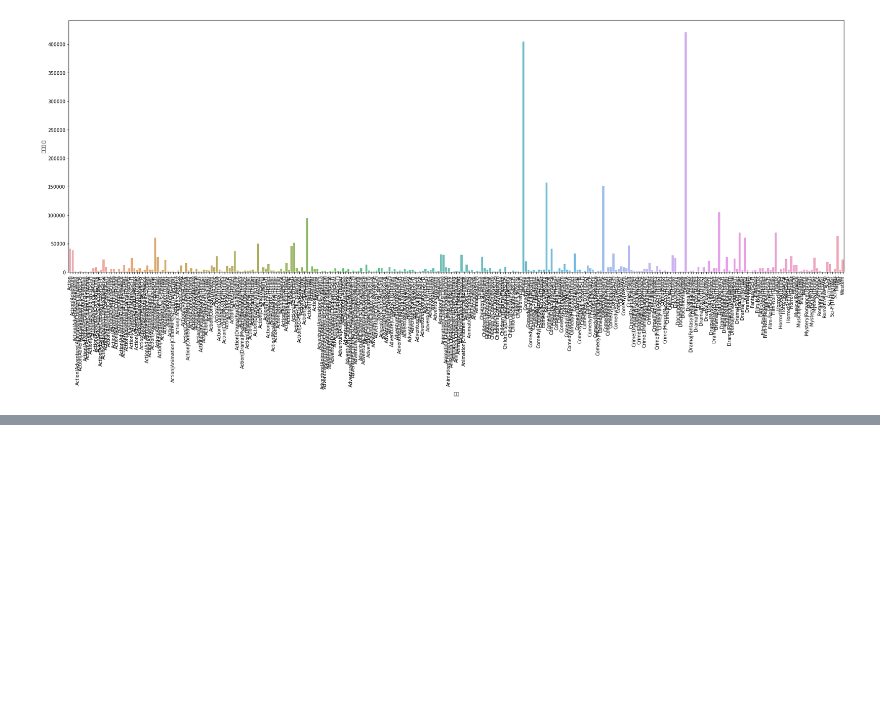
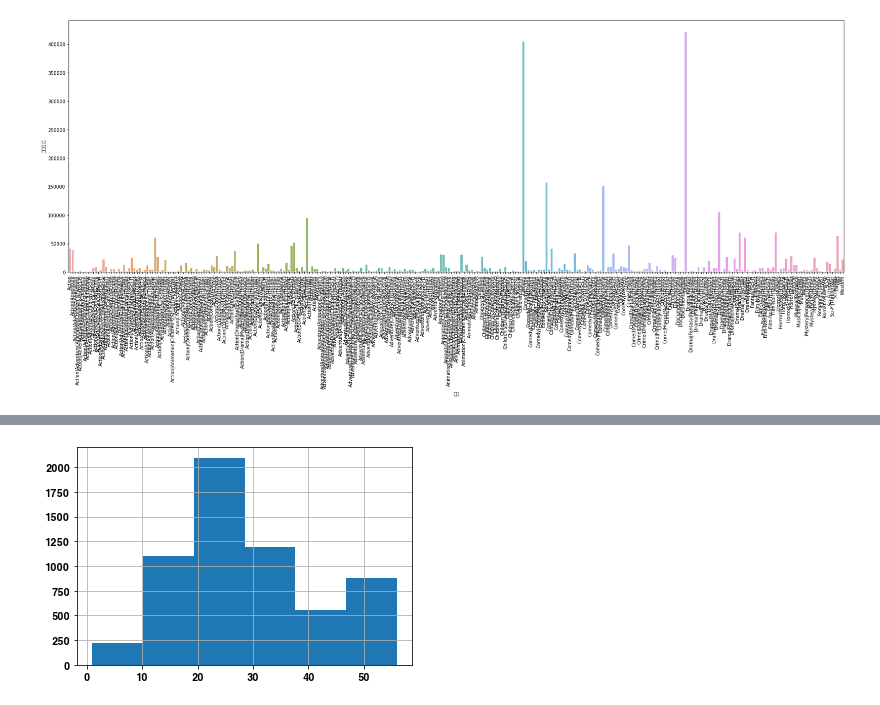
Before and after one commit to soxxun/python, a Jupyter notebook: 20220406/20220406.ipynb, the cells around one changed output, grey strips where cells are left out. Drawn from its saved outputs; the diff is of its cells as text; code cells hidden in the pictures; blank space fills up the shorter version.

```diff
--- a/20220406/20220406.ipynb
+++ b/20220406/20220406.ipynb
@@ -149,0 +206,6 @@ plt.show()
+# %%
+# 사용자의 나이분포  10~40
+u_df['age'].hist(bins=6)
+plt.show()
+# %% [output]
+[figure, added]
```
Also changed, not shown: parts of 12 cells of this notebook.
